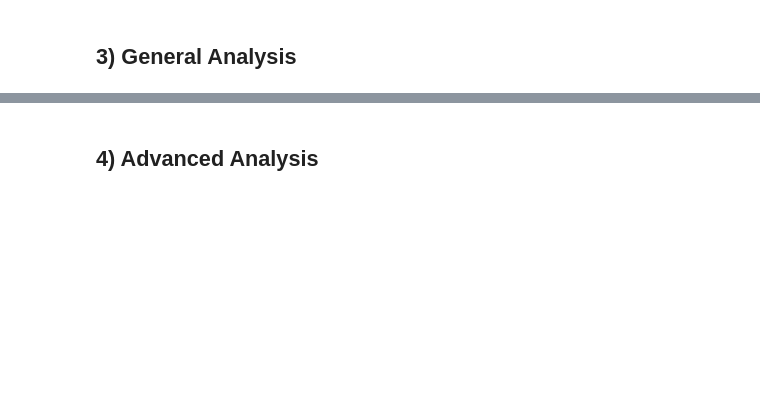
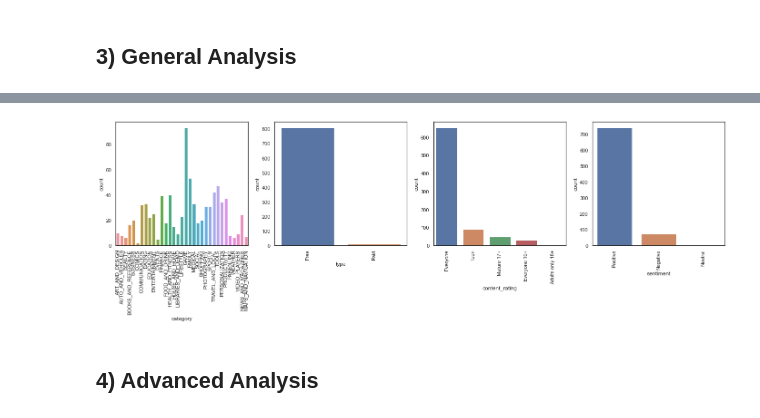
Before and after one commit to GOliviero92/Google-Apps-Analysis, a Jupyter notebook: data_analysis.ipynb, the cells around one changed output, grey strips where cells are left out. Cells and saved outputs as stored; diff of their text form; code cells hidden in the pictures; blank space fills up the shorter version.

```diff
--- a/data_analysis.ipynb
+++ b/data_analysis.ipynb
@@ -78,2 +151,14 @@ memory usage: 133.9+ KB
+# %%
+# count plots of selected categorical columns
+categorical = ['category', 'type', 'content_rating', 'sentiment']
+
+sns.set_theme(style="white")
+fig, ax = plt.subplots(1, 4, figsize=(24, 5))
+for variable, subplot in zip(categorical, ax.flatten()):
+    sns.countplot(result_avg[variable], ax=subplot)
+    for label in subplot.get_xticklabels():
+        label.set_rotation(90)
+# %% [output]
+[figure, added]
 # %% [markdown]
 ## 4) Advanced Analysis
```
Also changed, not shown: parts of 21 cells of this notebook.
